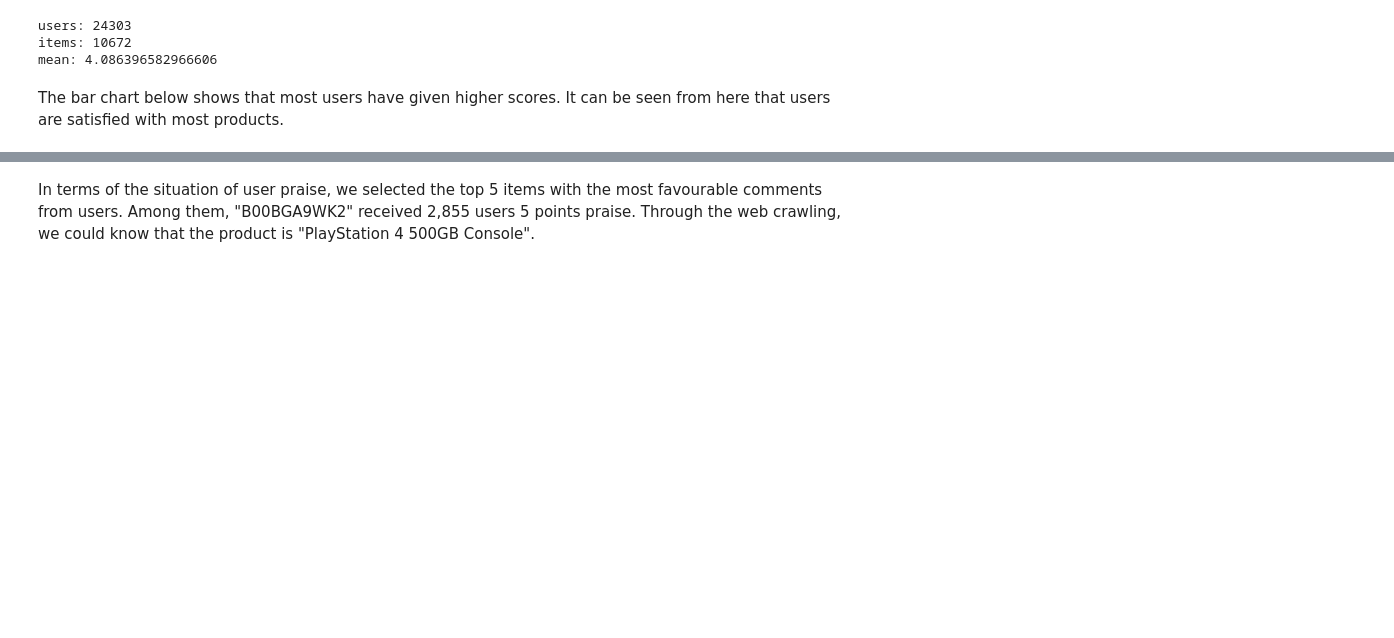
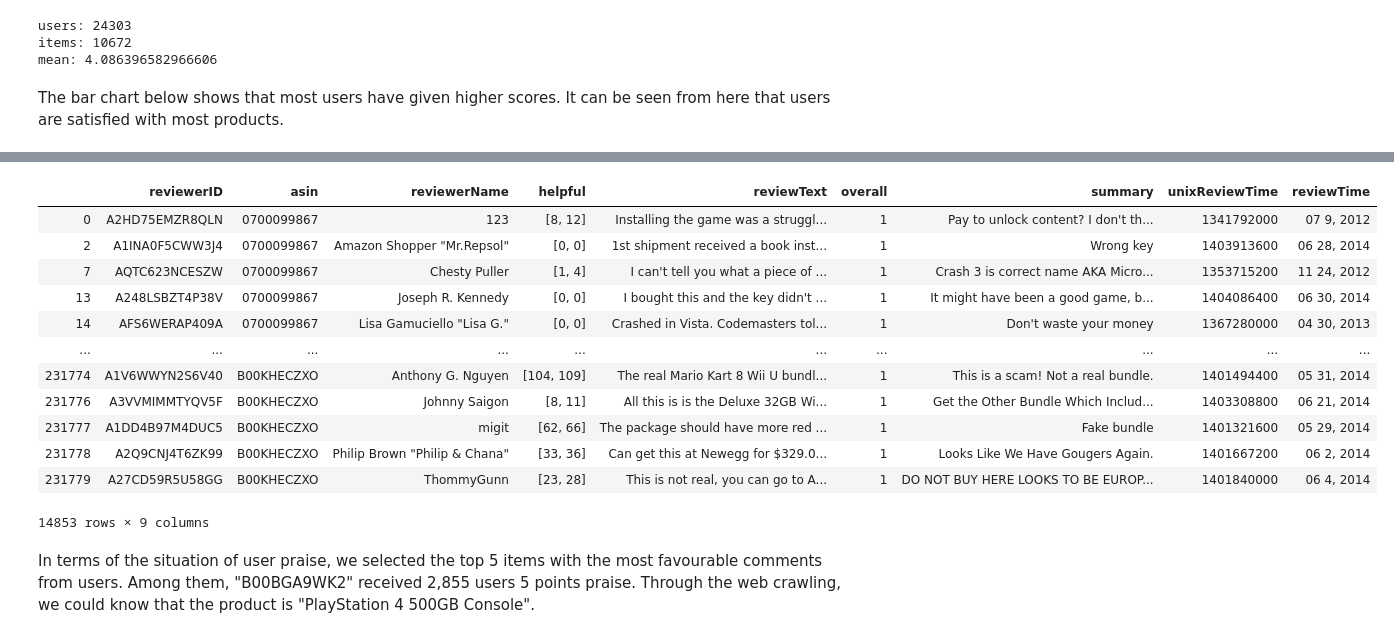
Before and after one commit to zwan074/Data-Assignment-3, a Jupyter notebook: Vincent/Draft_report.ipynb, the cells around one changed output, grey strips where cells are left out. Cells and saved outputs as stored; diff of their text form; code cells hidden in the pictures; blank space fills up the shorter version.

```diff
--- a/Vincent/Draft_report.ipynb
+++ b/Vincent/Draft_report.ipynb
@@ -111,3 +110,19 @@ Text(0.5, 1.0, 'Rating scores')
+# %%
+data [ data['overall'] == 1 ]
+# %% [output]
+|  | reviewerID | asin | reviewerName | helpful | reviewText | overall | summary | unixReviewTime | reviewTime |
+| 0 | A2HD75EMZR8QLN | 0700099867 | 123 | [8, 12] | Installing the game was a struggl... | 1 | Pay to unlock content? I don't th... | 1341792000 | 07 9, 2012 |
+| 2 | A1INA0F5CWW3J4 | 0700099867 | Amazon Shopper "Mr.Repsol" | [0, 0] | 1st shipment received a book inst... | 1 | Wrong key | 1403913600 | 06 28, 2014 |
+| 7 | AQTC623NCESZW | 0700099867 | Chesty Puller | [1, 4] | I can't tell you what a piece of ... | 1 | Crash 3 is correct name AKA Micro... | 1353715200 | 11 24, 2012 |
+| 13 | A248LSBZT4P38V | 0700099867 | Joseph R. Kennedy | [0, 0] | I bought this and the key didn't ... | 1 | It might have been a good game, b... | 1404086400 | 06 30, 2014 |
+| 14 | AFS6WERAP409A | 0700099867 | Lisa Gamuciello "Lisa G." | [0, 0] | Crashed in Vista. Codemasters tol... | 1 | Don't waste your money | 1367280000 | 04 30, 2013 |
+| ... | ... | ... | ... | ... | ... | ... | ... | ... | ... |
+| 231774 | A1V6WWYN2S6V40 | B00KHECZXO | Anthony G. Nguyen | [104, 109] | The real Mario Kart 8 Wii U bundl... | 1 | This is a scam! Not a real bundle. | 1401494400 | 05 31, 2014 |
+| 231776 | A3VVMIMMTYQV5F | B00KHECZXO | Johnny Saigon | [8, 11] | All this is is the Deluxe 32GB Wi... | 1 | Get the Other Bundle Which Includ... | 1403308800 | 06 21, 2014 |
+| 231777 | A1DD4B97M4DUC5 | B00KHECZXO | migit | [62, 66] | The package should have more red ... | 1 | Fake bundle | 1401321600 | 05 29, 2014 |
+| 231778 | A2Q9CNJ4T6ZK99 | B00KHECZXO | Philip Brown "Philip & Chana" | [33, 36] | Can get this at Newegg for $329.0... | 1 | Looks Like We Have Gougers Again. | 1401667200 | 06 2, 2014 |
+| 231779 | A27CD59R5U58GG | B00KHECZXO | ThommyGunn | [23, 28] | This is not real, you can go to A... | 1 | DO NOT BUY HERE LOOKS TO BE EUROP... | 1401840000 | 06 4, 2014 |
+14853 rows × 9 columns
 # %% [markdown]
 In terms of the situation of user praise, we selected the top 5 items with the most favourable comments from users. Among them, "B00BGA9WK2" received 2,855 users 5 points praise. Through the web crawling, we could know that the product is "PlayStation 4 500GB Console".
 # %%
```
Also changed, not shown: parts of 1 cell of this notebook.
